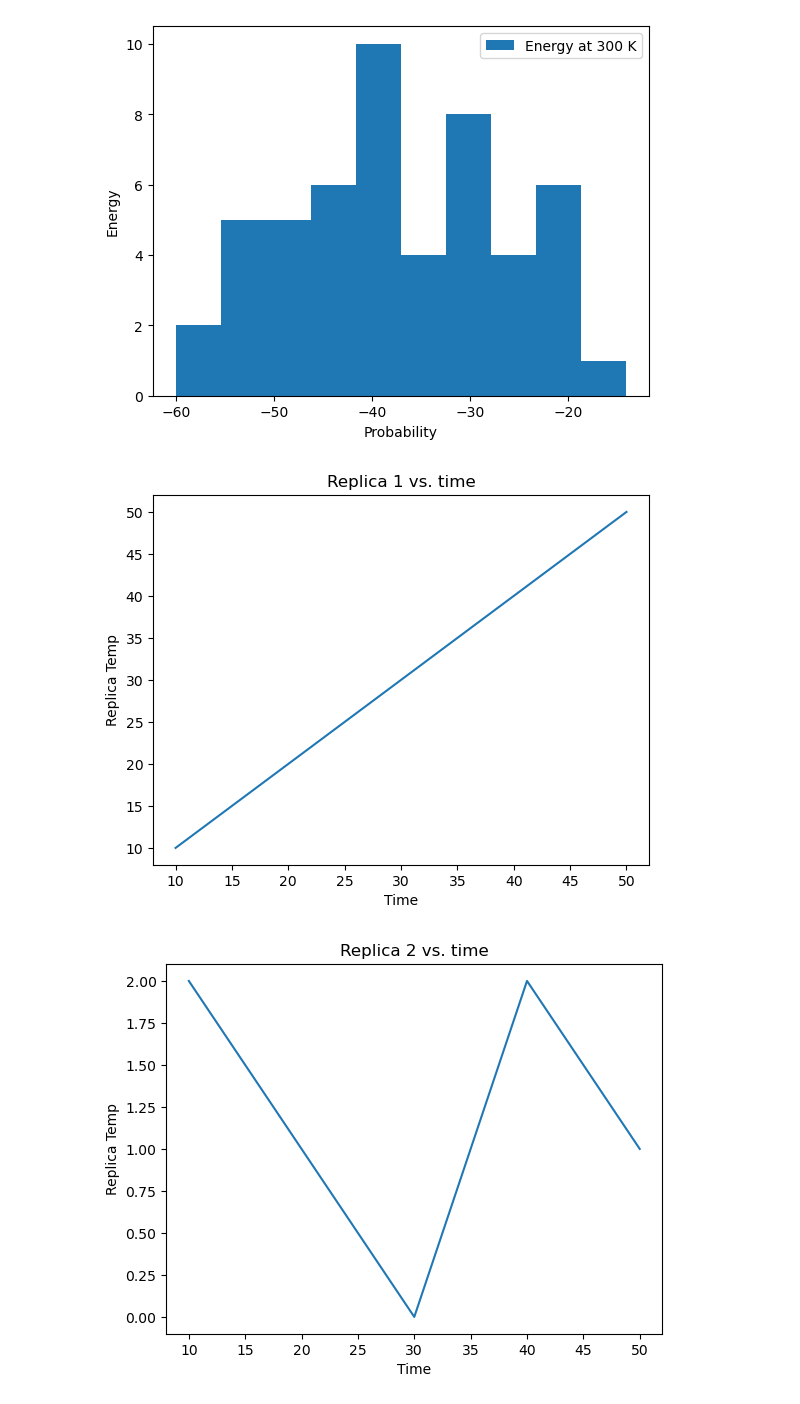
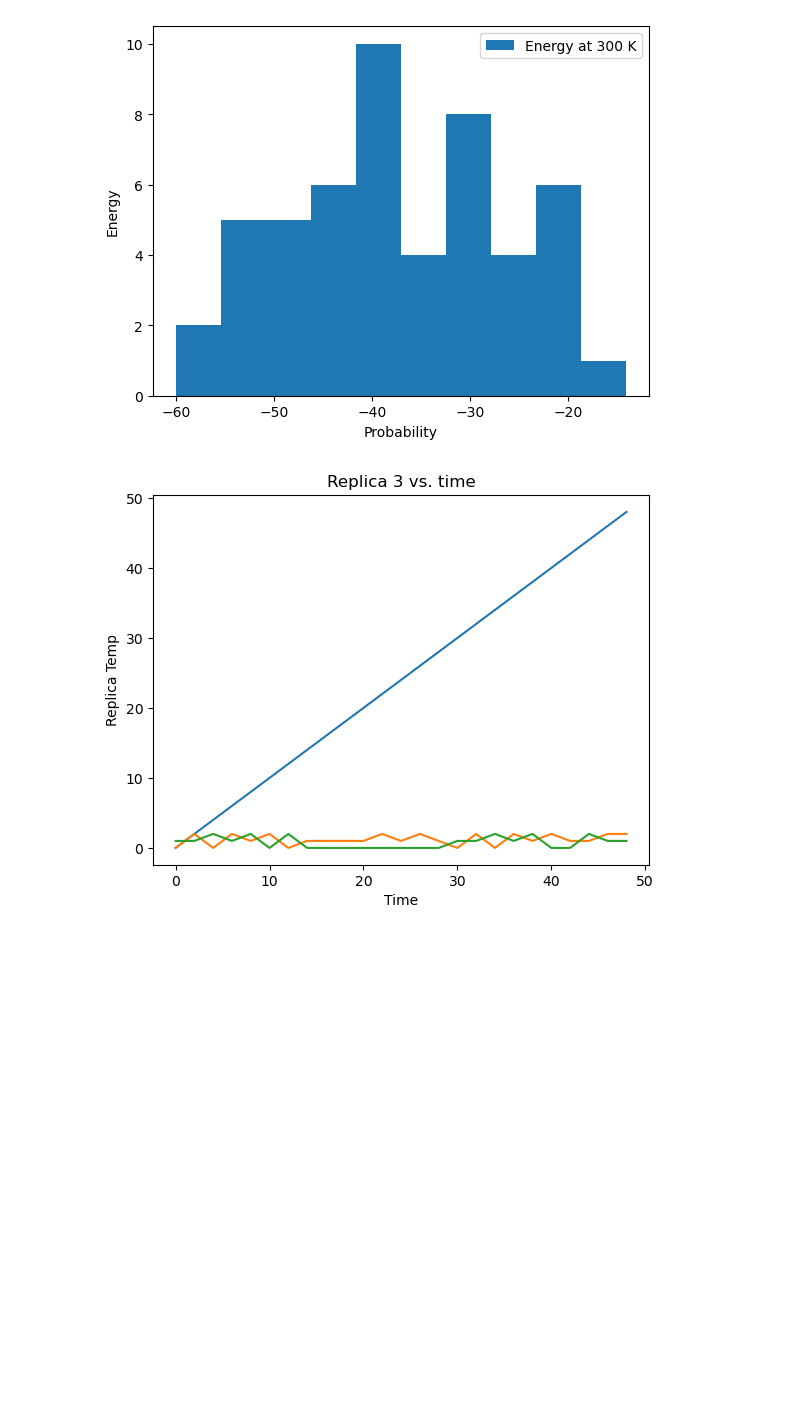
Before and after one commit to sea438/comp-lab-class-2023, a Jupyter notebook: Week5/Analysis/Histograms.ipynb, the cells around one changed output. Drawn from its saved outputs; the diff is of its cells as text; code cells hidden in the pictures; blank space fills up the shorter version.

Commit message:
All plots shown together with more points

```diff
--- a/Week5/Analysis/Histograms.ipynb
+++ b/Week5/Analysis/Histograms.ipynb
@@ -32,19 +32,18 @@ ax1.legend()
 # %%
 #Replicas in time
 with open('T300/replica_temp.xvg','r') as f:
     data=np.genfromtxt(f)
 
 for i in range(0,3):
     replica =[]
     time=[]
-    for t in (100,200,300,400,500):
+    for t in range(0,500,20):
         time += [data[t,0]]
         replica+=[data[t,i]]
     plt.title('Replica ' + str(i+1) +' vs. time')
     plt.xlabel('Time')
     plt.ylabel('Replica Temp')
     plt.plot(time,replica)
-    plt.show()
+plt.show()
 # %% [output]
-[figure, old version]
+[figure, new version]
-[figure, removed]
```
Also changed, not shown: parts of 2 cells of this notebook.
